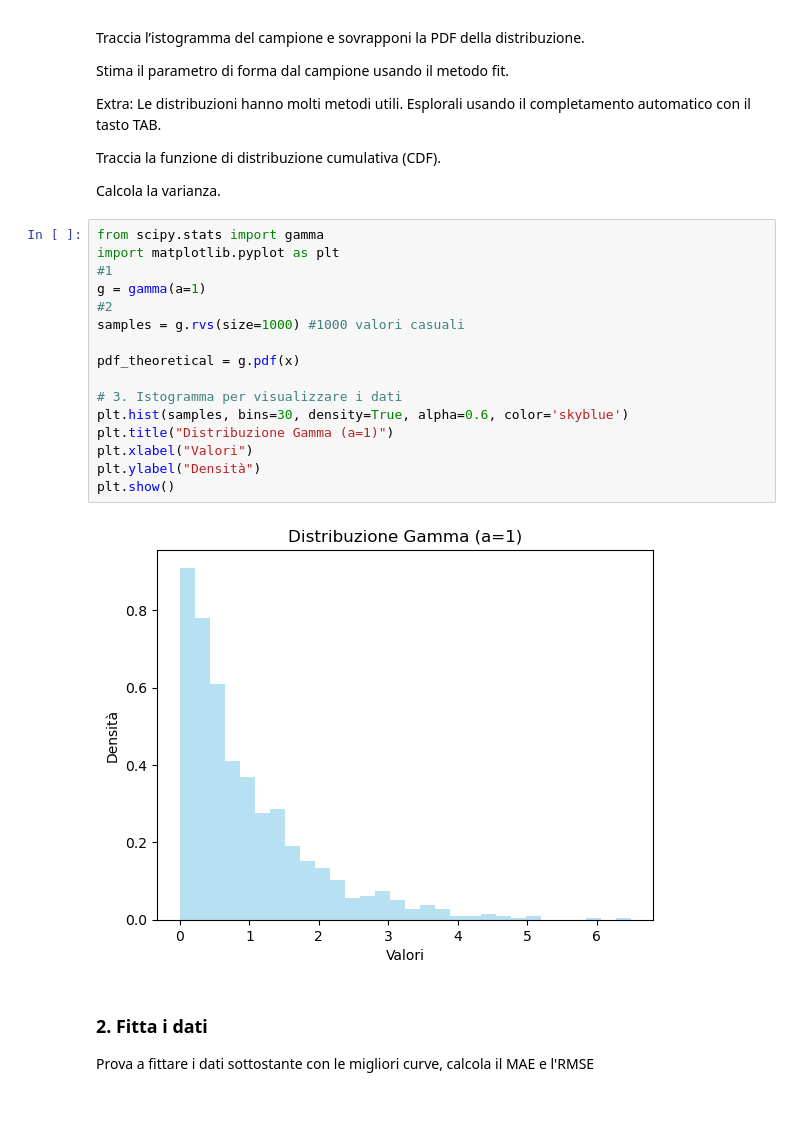
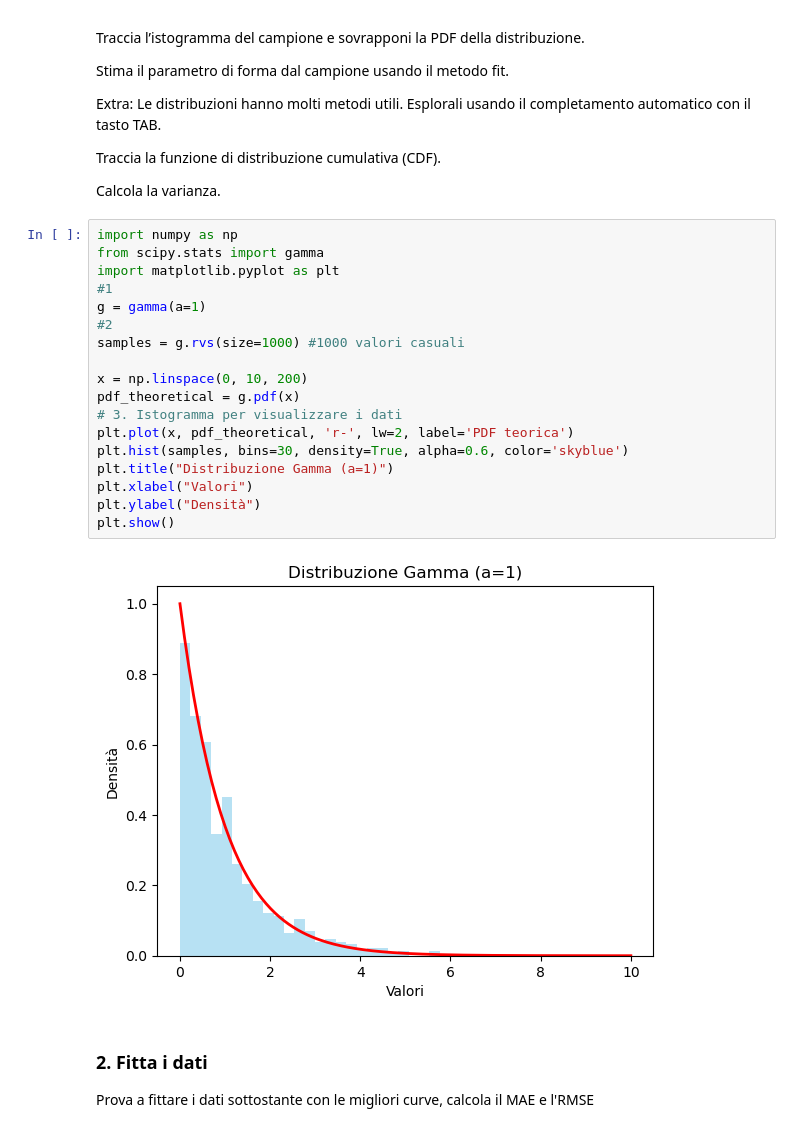
Before and after one commit to DenisTrokan/ProgrammingLab, a Jupyter notebook: 6_Esercizi_lez_6.ipynb, the cells around one changed output. Cells and saved outputs as stored; diff of their text form.

```diff
--- a/6_Esercizi_lez_6.ipynb
+++ b/6_Esercizi_lez_6.ipynb
@@ -14,23 +14,25 @@ Traccia la funzione di distribuzione cumulativa (CDF).
 
 Calcola la varianza.
 # %%
+import numpy as np
 from scipy.stats import gamma
 import matplotlib.pyplot as plt
 #1
 g = gamma(a=1)
 #2
 samples = g.rvs(size=1000) #1000 valori casuali
 
+x = np.linspace(0, 10, 200)
 pdf_theoretical = g.pdf(x)
-
 # 3. Istogramma per visualizzare i dati
+plt.plot(x, pdf_theoretical, 'r-', lw=2, label='PDF teorica')
 plt.hist(samples, bins=30, density=True, alpha=0.6, color='skyblue')
 plt.title("Distribuzione Gamma (a=1)")
 plt.xlabel("Valori")
 plt.ylabel("Densità")
 plt.show()
 # %% [output]
-[figure, old version]
+[figure, new version]
 # %% [markdown]
 ### **2. Fitta i dati**
 Prova a fittare i dati sottostante con le migliori curve, calcola il MAE e l'RMSE
```
